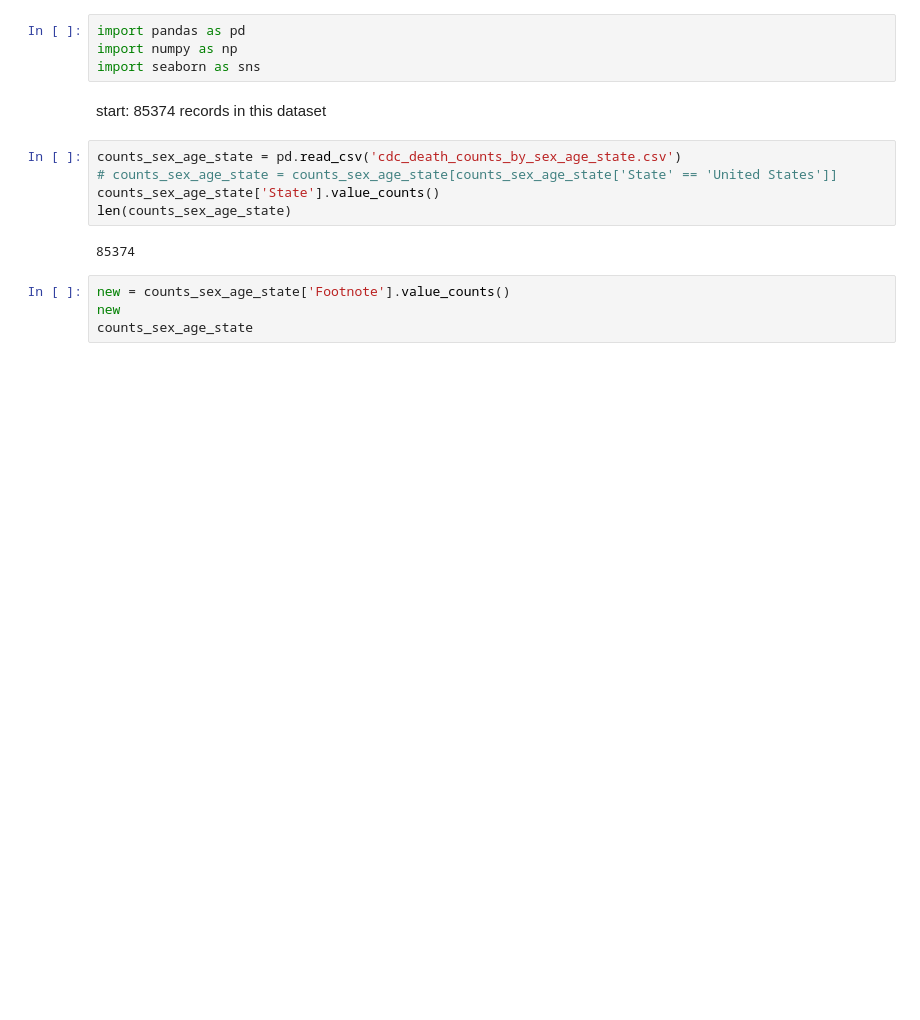
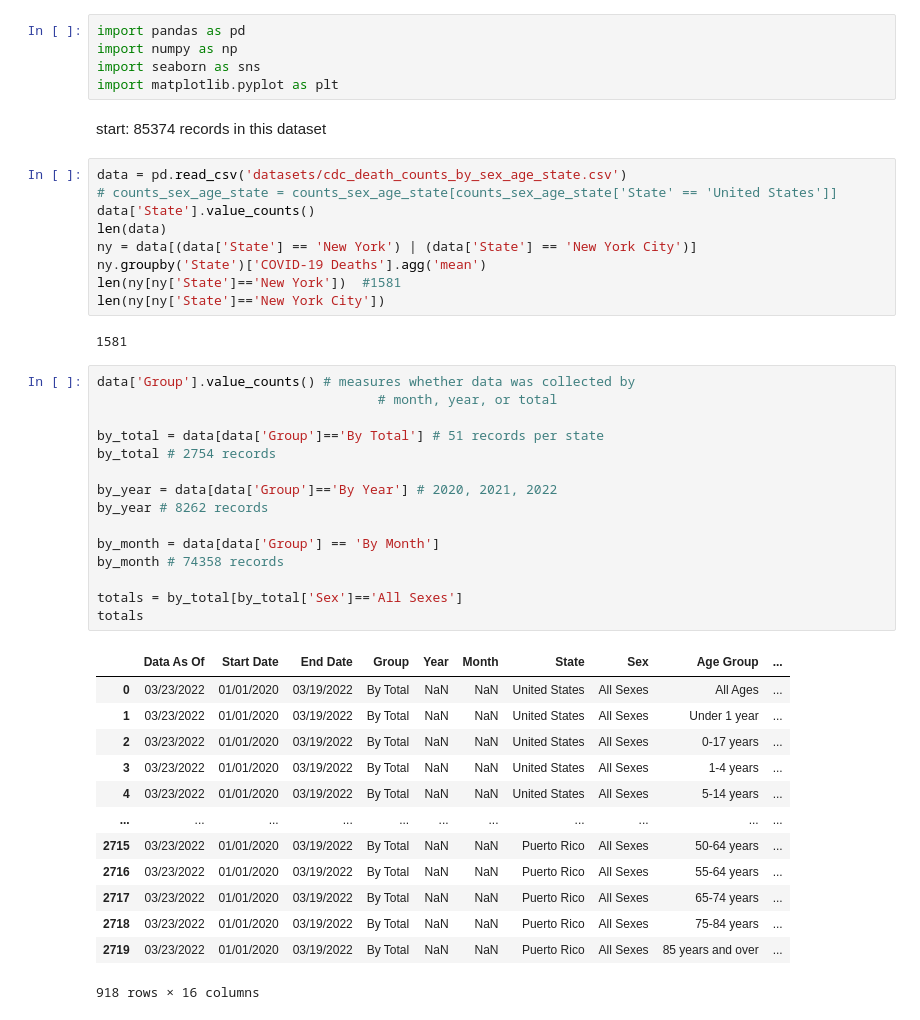
Before and after one commit to jaycee-pang/data200s-covid19, a Jupyter notebook: eda_jp.ipynb, the cells around one changed output. Cells and saved outputs as stored; diff of their text form; blank space fills up the shorter version.

```diff
--- a/eda_jp.ipynb
+++ b/eda_jp.ipynb
@@ -2,16 +2,46 @@
 import pandas as pd
 import numpy as np
 import seaborn as sns
+import matplotlib.pyplot as plt
 # %% [markdown]
 start: 85374 records in this dataset
 # %%
-counts_sex_age_state = pd.read_csv('cdc_death_counts_by_sex_age_state.csv')
+data = pd.read_csv('datasets/cdc_death_counts_by_sex_age_state.csv')
 # counts_sex_age_state = counts_sex_age_state[counts_sex_age_state['State' == 'United States']]
-counts_sex_age_state['State'].value_counts()
-len(counts_sex_age_state)
+data['State'].value_counts()
+len(data)
+ny = data[(data['State'] == 'New York') | (data['State'] == 'New York City')]
+ny.groupby('State')['COVID-19 Deaths'].agg('mean')
+len(ny[ny['State']=='New York'])  #1581
+len(ny[ny['State']=='New York City'])
 # %% [output]
-85374
+1581
-# %%
-new = counts_sex_age_state['Footnote'].value_counts()
-new
-counts_sex_age_state
+# %%
+data['Group'].value_counts() # measures whether data was collected by
+                                    # month, year, or total
+
+by_total = data[data['Group']=='By Total'] # 51 records per state
+by_total # 2754 records
+
+by_year = data[data['Group']=='By Year'] # 2020, 2021, 2022
+by_year # 8262 records
+
+by_month = data[data['Group'] == 'By Month']
+by_month # 74358 records
+
+totals = by_total[by_total['Sex']=='All Sexes']
+totals
+# %% [output]
+|  | Data As Of | Start Date | End Date | Group | Year | Month | State | Sex | Age Group | ... |
+| 0 | 03/23/2022 | 01/01/2020 | 03/19/2022 | By Total | NaN | NaN | United States | All Sexes | All Ages | ... |
+| 1 | 03/23/2022 | 01/01/2020 | 03/19/2022 | By Total | NaN | NaN | United States | All Sexes | Under 1 year | ... |
+| 2 | 03/23/2022 | 01/01/2020 | 03/19/2022 | By Total | NaN | NaN | United States | All Sexes | 0-17 years | ... |
+| 3 | 03/23/2022 | 01/01/2020 | 03/19/2022 | By Total | NaN | NaN | United States | All Sexes | 1-4 years | ... |
+| 4 | 03/23/2022 | 01/01/2020 | 03/19/2022 | By Total | NaN | NaN | United States | All Sexes | 5-14 years | ... |
+| ... | ... | ... | ... | ... | ... | ... | ... | ... | ... | ... |
+| 2715 | 03/23/2022 | 01/01/2020 | 03/19/2022 | By Total | NaN | NaN | Puerto Rico | All Sexes | 50-64 years | ... |
+| 2716 | 03/23/2022 | 01/01/2020 | 03/19/2022 | By Total | NaN | NaN | Puerto Rico | All Sexes | 55-64 years | ... |
+| 2717 | 03/23/2022 | 01/01/2020 | 03/19/2022 | By Total | NaN | NaN | Puerto Rico | All Sexes | 65-74 years | ... |
+| 2718 | 03/23/2022 | 01/01/2020 | 03/19/2022 | By Total | NaN | NaN | Puerto Rico | All Sexes | 75-84 years | ... |
+| 2719 | 03/23/2022 | 01/01/2020 | 03/19/2022 | By Total | NaN | NaN | Puerto Rico | All Sexes | 85 years and over | ... |
+918 rows × 16 columns
```
Also changed, not shown: parts of 14 cells of this notebook.
